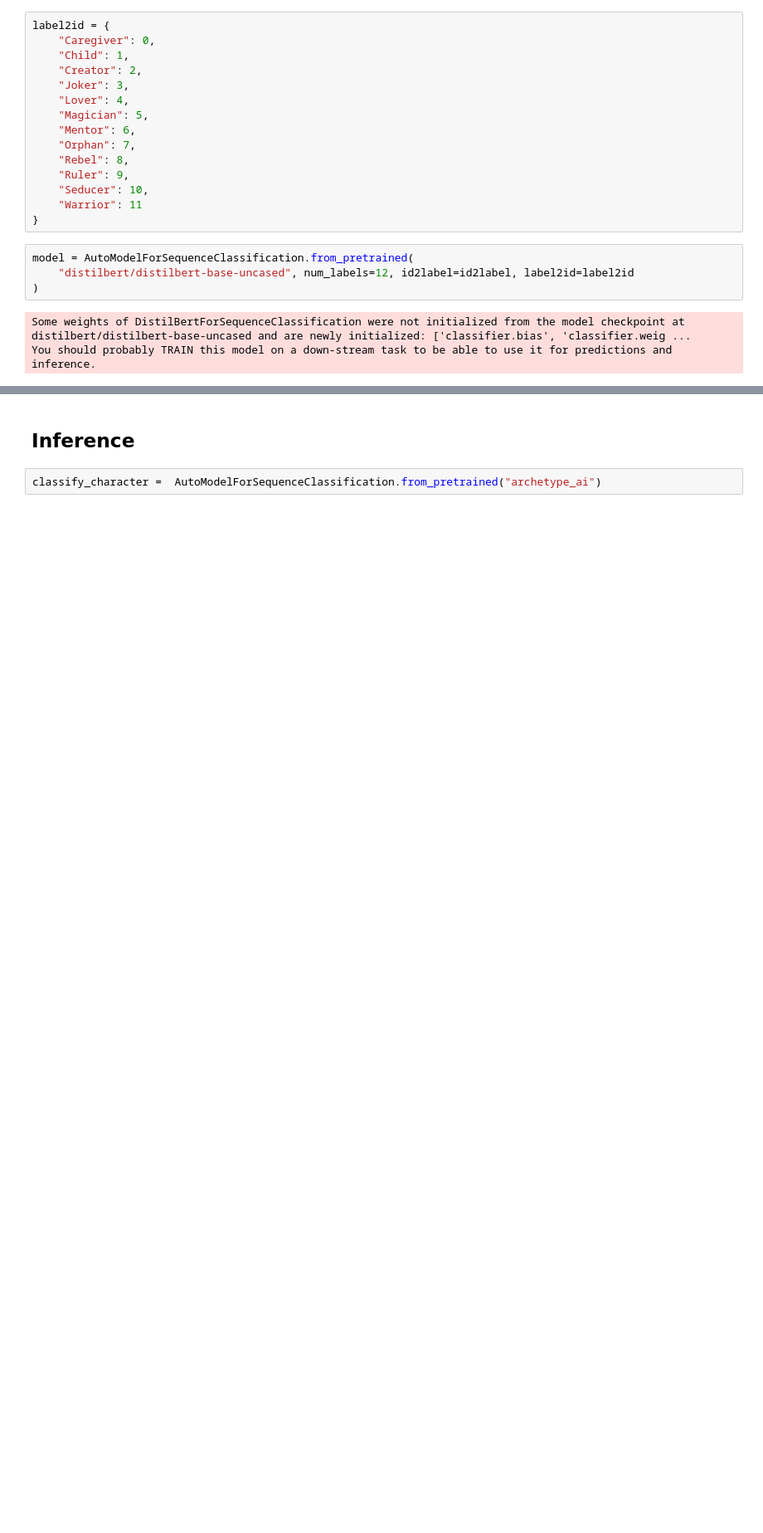
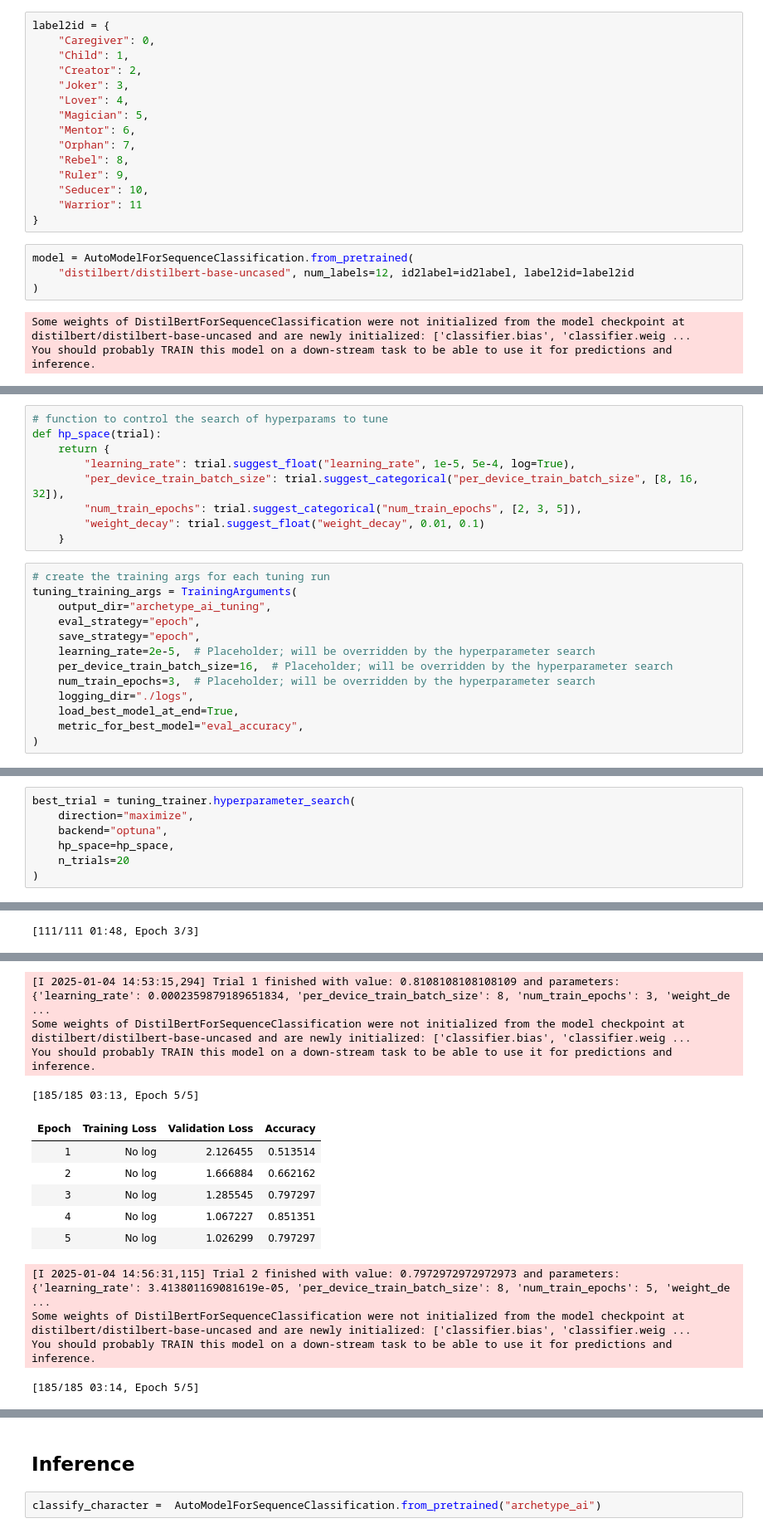
Before and after one commit to l-newbould/ArchetypeAI, a Jupyter notebook: ArchetypeAI.ipynb, the cells around one changed output, grey strips where cells are left out. Shown: that part at 83% size. Saved outputs shown, nothing was run; the diff lists cells and outputs as text; blank space fills up the shorter version.

```diff
--- a/ArchetypeAI.ipynb
+++ b/ArchetypeAI.ipynb
@@ -176,0 +181,22 @@ model.save_pretrained("archetype_ai")
+# %%
+# function to control the search of hyperparams to tune
+def hp_space(trial):
+    return {
+        "learning_rate": trial.suggest_float("learning_rate", 1e-5, 5e-4, log=True),
+        "per_device_train_batch_size": trial.suggest_categorical("per_device_train_batch_size", [8, 16, 32]),
+        "num_train_epochs": trial.suggest_categorical("num_train_epochs", [2, 3, 5]),
+        "weight_decay": trial.suggest_float("weight_decay", 0.01, 0.1)
+    }
+# %%
+# create the training args for each tuning run
+tuning_training_args = TrainingArguments(
+    output_dir="archetype_ai_tuning",
+    eval_strategy="epoch",
+    save_strategy="epoch",
+    learning_rate=2e-5,  # Placeholder; will be overridden by the hyperparameter search
+    per_device_train_batch_size=16,  # Placeholder; will be overridden by the hyperparameter search
+    num_train_epochs=3,  # Placeholder; will be overridden by the hyperparameter search
+    logging_dir="./logs",
+    load_best_model_at_end=True,
+    metric_for_best_model="eval_accuracy",
+)
@@ -176,0 +215,8 @@ model.save_pretrained("archetype_ai")
+# %%
+best_trial = tuning_trainer.hyperparameter_search(
+    direction="maximize",
+    backend="optuna",
+    hp_space=hp_space,
+    n_trials=20
+)
+# %% [output]
@@ -176,0 +234 @@ model.save_pretrained("archetype_ai")
+[111/111 01:48, Epoch 3/3]
@@ -176,0 +239,14 @@ model.save_pretrained("archetype_ai")
+[I 2025-01-04 14:53:15,294] Trial 1 finished with value: 0.8108108108108109 and parameters: {'learning_rate': 0.0002359879189651834, 'per_device_train_batch_size': 8, 'num_train_epochs': 3, 'weight_de ...
+Some weights of DistilBertForSequenceClassification were not initialized from the model checkpoint at distilbert/distilbert-base-uncased and are newly initialized: ['classifier.bias', 'classifier.weig ...
+You should probably TRAIN this model on a down-stream task to be able to use it for predictions and inference.
+[185/185 03:13, Epoch 5/5]
+| Epoch | Training Loss | Validation Loss | Accuracy |
+| 1 | No log | 2.126455 | 0.513514 |
+| 2 | No log | 1.666884 | 0.662162 |
+| 3 | No log | 1.285545 | 0.797297 |
+| 4 | No log | 1.067227 | 0.851351 |
+| 5 | No log | 1.026299 | 0.797297 |
+[I 2025-01-04 14:56:31,115] Trial 2 finished with value: 0.7972972972972973 and parameters: {'learning_rate': 3.413801169081619e-05, 'per_device_train_batch_size': 8, 'num_train_epochs': 5, 'weight_de ...
+Some weights of DistilBertForSequenceClassification were not initialized from the model checkpoint at distilbert/distilbert-base-uncased and are newly initialized: ['classifier.bias', 'classifier.weig ...
+You should probably TRAIN this model on a down-stream task to be able to use it for predictions and inference.
+[185/185 03:14, Epoch 5/5]
```
Also changed, not shown: parts of 15 cells of this notebook.
